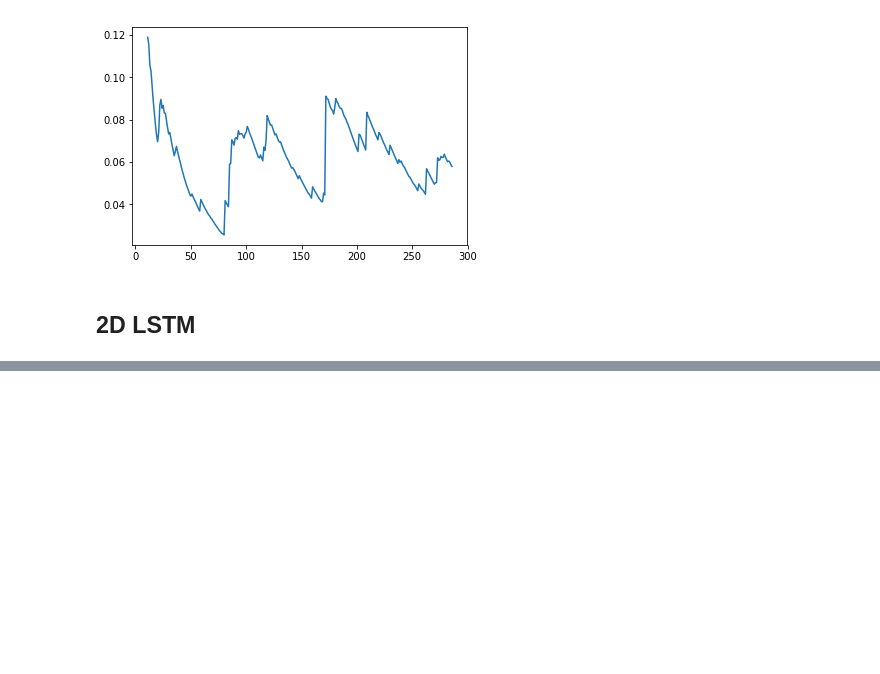
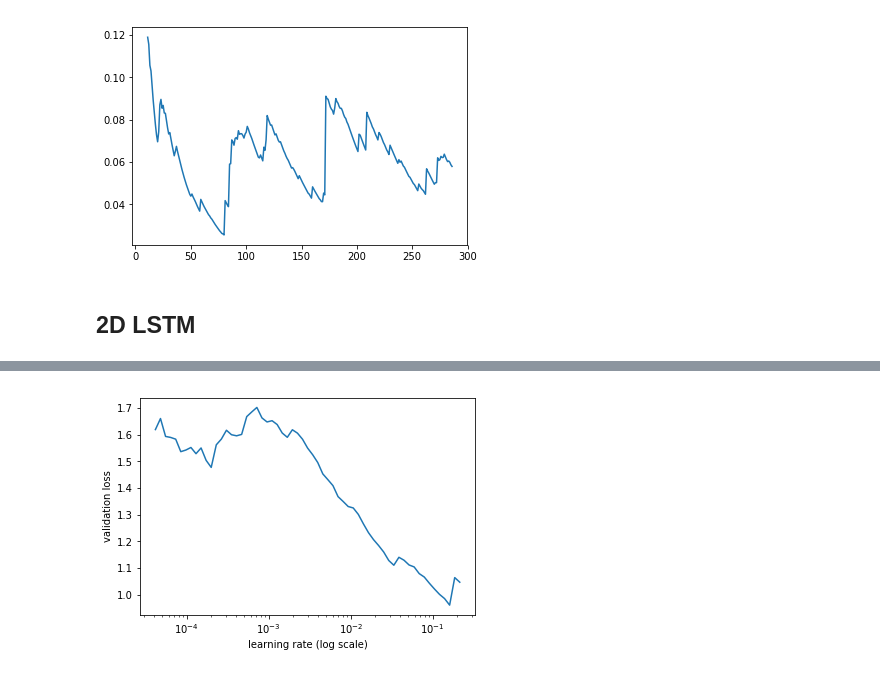
Before and after one commit to macsermkiat/PPMI, a Jupyter notebook: 2D,3D_SPECT_Classify_PD_all_slides.ipynb, the cells around one changed output, grey strips where cells are left out. Cells and saved outputs as stored; diff of their text form; code cells hidden in the pictures; blank space fills up the shorter version.

```diff
--- a/2D,3D_SPECT_Classify_PD_all_slides.ipynb
+++ b/2D,3D_SPECT_Classify_PD_all_slides.ipynb
@@ -382,7 +386,7 @@ y_train = y_train.reshape(-1,1)
 y_val = y_val.reshape(-1,1)
 y_test = y_test.reshape(-1,1)
 # %%
-param_train_tmp = X_train_tmp[['Sex','Age','TOTAL3']]
+param_train_tmp = X_train_tmp[['Sex','Age']]
 param_train = param_train_tmp.values
 params = []
 for i in param_train:
@@ -1158,6 +1162,9 @@ learner.sched.plot_loss()
 [figure]
 # %% [markdown]
 ## 2D LSTM
+# %%
+bs=32; sz=64
+#f_model = resnet34
 # %%
 class  CNN(nn.Module):
     def __init__(self):
@@ -1290,7 +1305,4 @@ class MetaArraysDataset(BaseDataset):
     def get_y(self, i): return self.y[i]
     def get_n(self): return len(self.y)
     def get_sz(self): return self.x.shape[1]
-# %%
-bs=32; sz=32
-#f_model = resnet34
 # %%
@@ -1346,6 +1358,8 @@ data = ModelMetaData.from_arrays('.', trn=(image_array_train,param_train,y_train
                                 ,test=(image_array_test,param_test,y_test))
 # %%
 learner = data.get_learner()
+# %%
+learner.load('SPECT_LSTM')
 # %%
 learner.lr_find()
 # %% [output]
@@ -1353,0 +1367,4 @@ KeyboardInterrupt:
+# %%
+learner.sched.plot()
+# %% [output]
+[figure, added]
```
Also changed, not shown: parts of 20 cells of this notebook, 1 other file.
